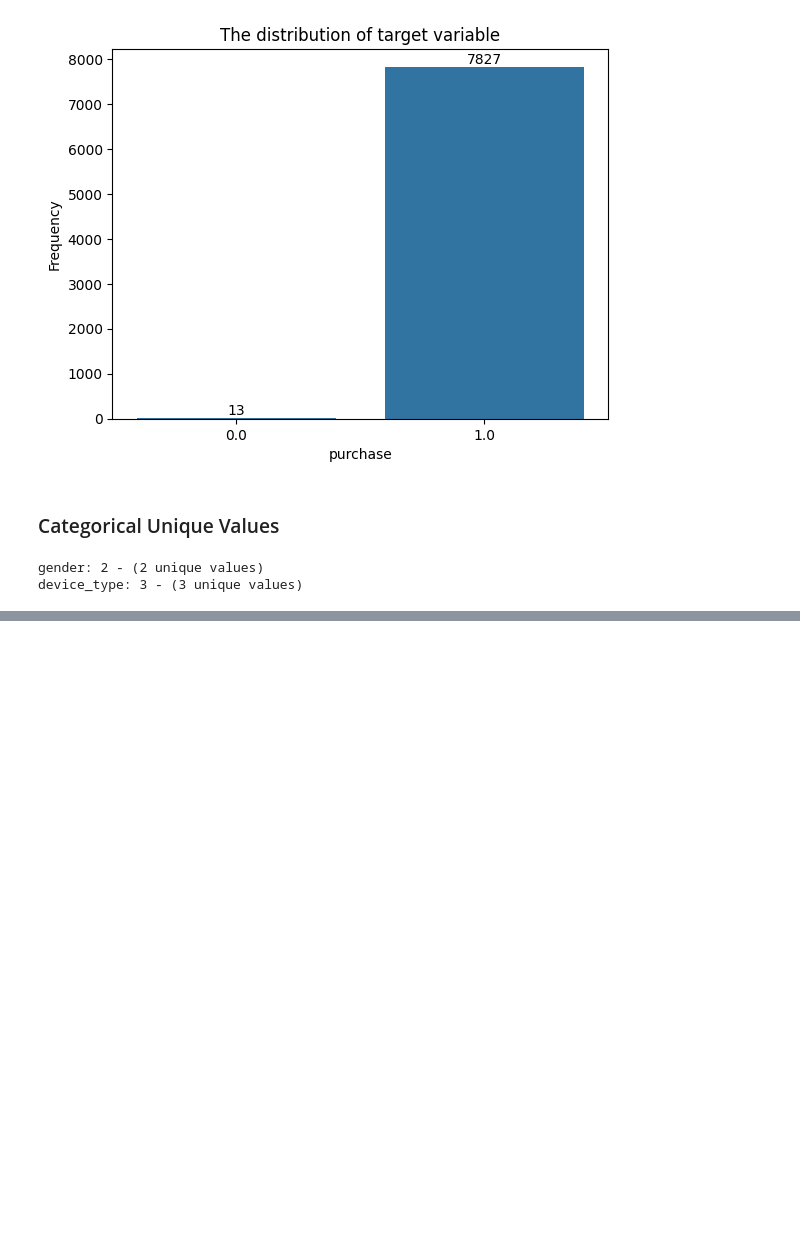
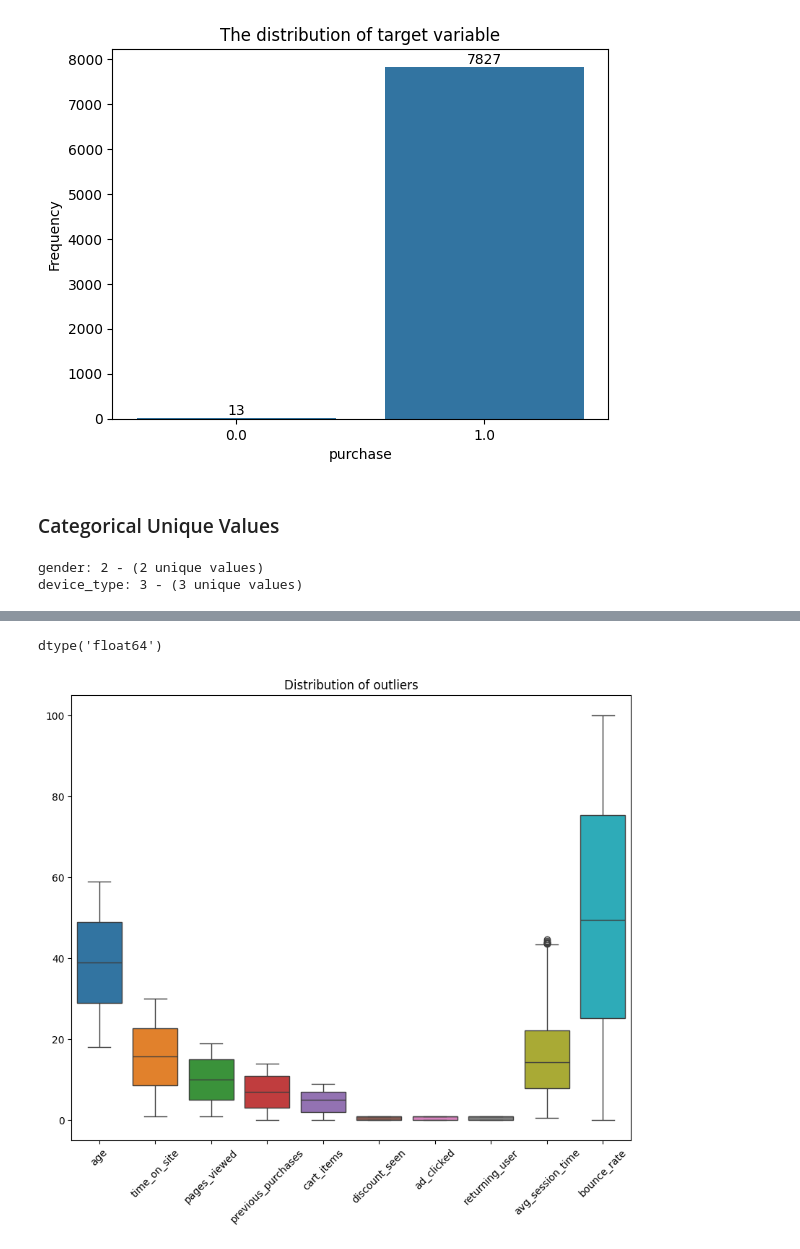
Before and after one commit to kdemirwarehouse/online-shoppers-intention-eda-knn, a Jupyter notebook: notebooks/01_data_overview.ipynb, the cells around one changed output, grey strips where cells are left out. Saved outputs shown, nothing was run; the diff lists cells and outputs as text; code cells hidden in the pictures; blank space fills up the shorter version.

```diff
--- a/notebooks/01_data_overview.ipynb
+++ b/notebooks/01_data_overview.ipynb
@@ -202,0 +291,5 @@ device_type: 3 - (3 unique values)
+# %%
+num_cols = df.select_dtypes(include=["int64", "float64"]).columns
+
+for col in num_cols:
+    df[col] = df[col].fillna(df[col].median(), inplace=True)
@@ -202,0 +298,5 @@ device_type: 3 - (3 unique values)
+# %%
+cat_cols = df.select_dtypes(include=["object"]).columns
+
+for col in cat_cols:
+    df[col] = df[col].fillna(df[col].mode()[0], inplace=True)
@@ -202,0 +305,7 @@ device_type: 3 - (3 unique values)
+# %%
+binary_cols = ["ad_clicked", "returning_user"]
+
+for col in binary_cols:
+    df[col] = df[col].fillna(df[col].mode()[0], inplace=True)
+# %%
+df = df.drop(columns=["user_id"])
@@ -202,0 +363,12 @@ device_type: 3 - (3 unique values)
+# %%
+df["purchase"].dtype
+# %% [output]
+dtype('float64')
+# %%
+plt.figure(figsize=(10,8))
+sns.boxplot(data=df.drop(columns=["purchase"]))
+plt.title("Distribution of outliers")
+plt.xticks(rotation=45)
+plt.show()
+# %% [output]
+[figure, added]
```
Also changed, not shown: parts of 13 cells of this notebook.
